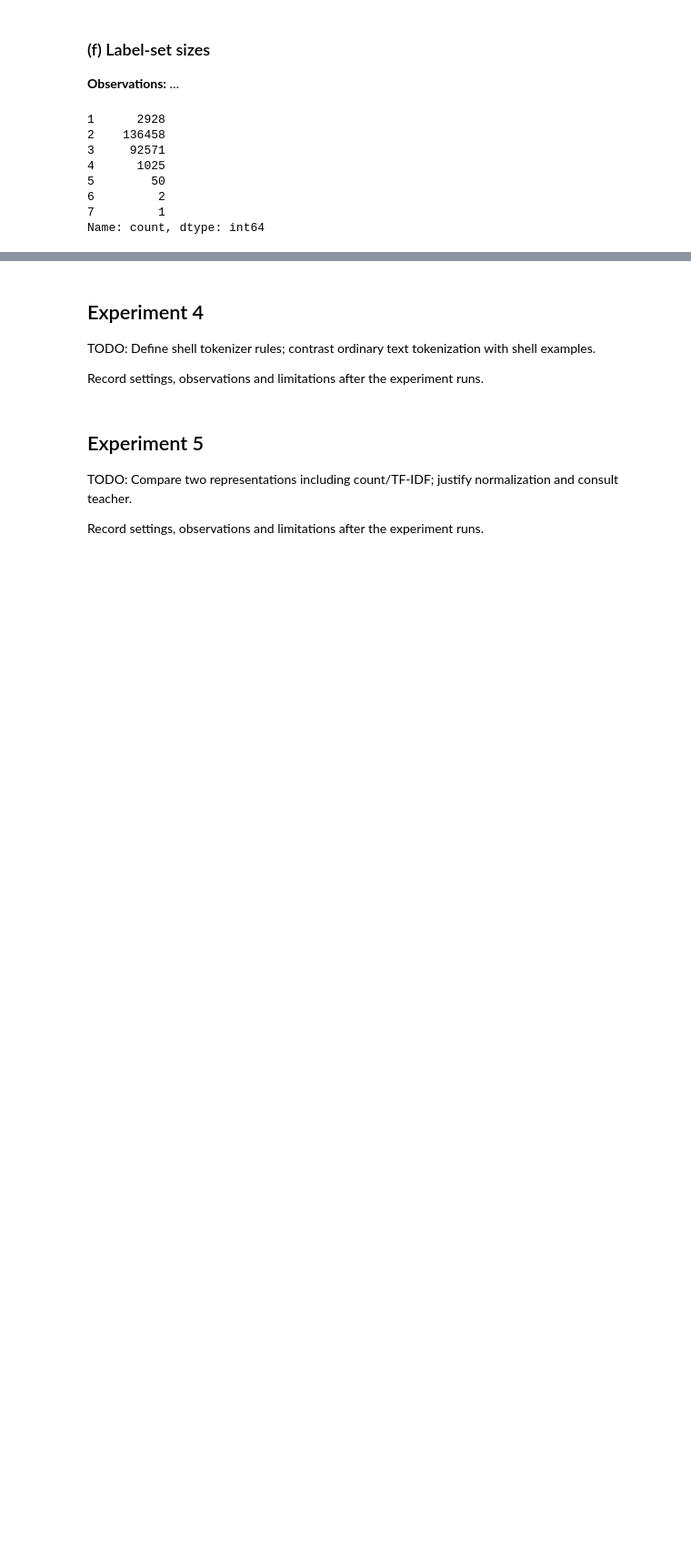
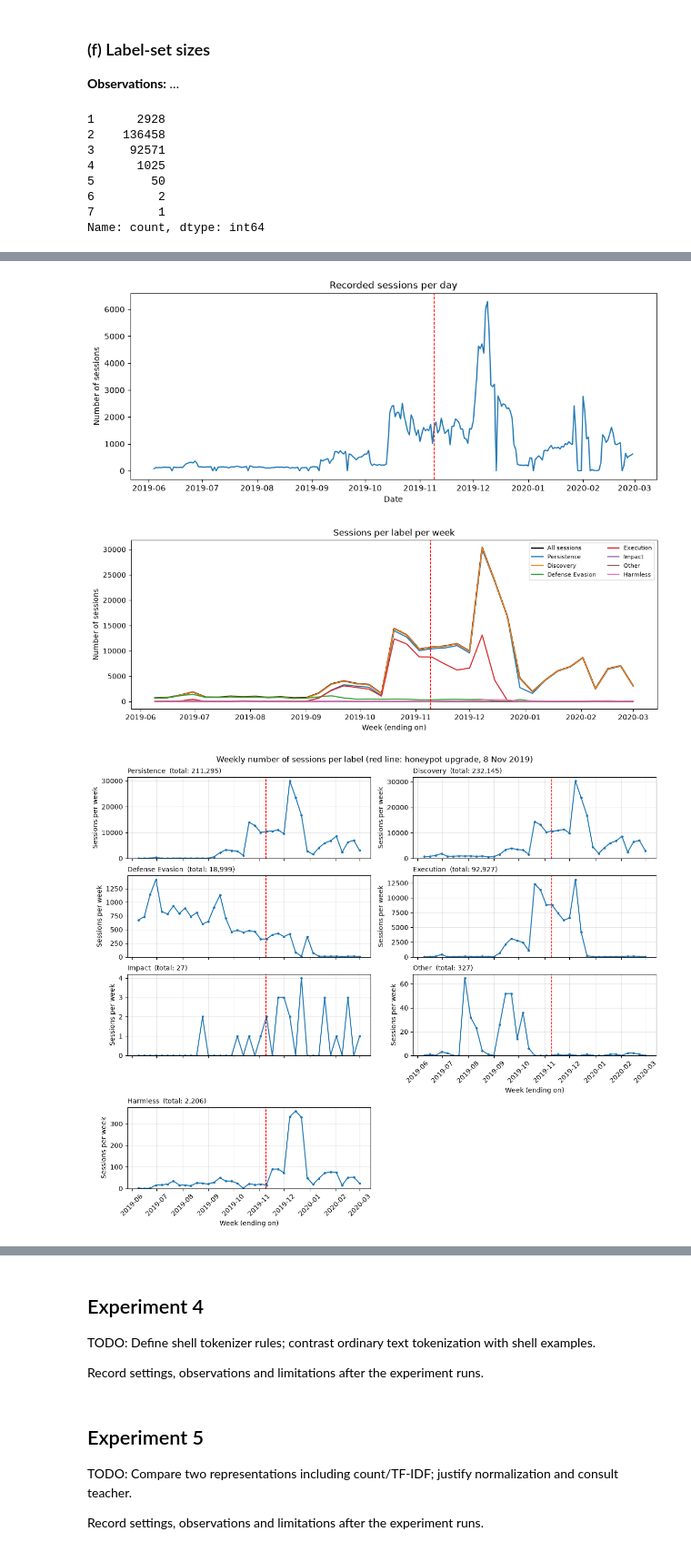
Before and after one commit to grabls/proj6_ml4n, a Jupyter notebook: notebooks/01_data.ipynb, the cells around one changed output, grey strips where cells are left out. Shown at 91% size. Drawn from its saved outputs; the diff is of its cells as text; code cells hidden in the pictures; blank space fills up the shorter version.

```diff
--- a/notebooks/01_data.ipynb
+++ b/notebooks/01_data.ipynb
@@ -187,0 +202,70 @@ Record settings, observations and limitations after the experiment runs.
+# %%
+# Creating a copy to avoid the original dataset modifications
+df_time = df.copy()
+df_time["ts"] = pd.to_datetime(df_time["first_timestamp"])
+df_time = df_time.set_index("ts")
+
+UPGRADE_DATE = pd.Timestamp("2019-11-09", tz="UTC")   # Cowrie 1.6.0 until 8 Nov 2019
+
+# Number of sessions per day
+sessions_per_day = df_time.resample("D").size()
+
+# ##########----Recorded sessions per day----#########
+fig, ax = plt.subplots(figsize=(10, 4), layout="constrained")
+ax.plot(sessions_per_day.index, sessions_per_day.values)
+ax.axvline(UPGRADE_DATE, color="red", linestyle="--", linewidth=1)
+ax.set(xlabel="Date", ylabel="Number of sessions", title="Recorded sessions per day")
+plt.show()
+
+
+# Creating a new dataFrame with the mlb matrix having the timestamps as indexes
+labels_ts = pd.DataFrame(Y, columns=mlb.classes_, index=df_time.index)
+# print(labels_ts)
+
+weekly_counts = labels_ts.resample("W").sum()
+weekly_total = df_time.resample("W").size()
+
+# ##########----Sessions per label per week----#########
+fig, ax = plt.subplots(figsize=(11, 4), layout="constrained")
+ax.plot(weekly_total.index, weekly_total.values, color="black", linewidth=2, label="All sessions")
+for label in weekly_counts.columns:
+    ax.plot(weekly_counts.index, weekly_counts[label], label=label)
+ax.axvline(UPGRADE_DATE, color="red", linestyle="--", linewidth=1)
+ax.set(xlabel="Week (ending on)", ylabel="Number of sessions", title="Sessions per label per week")
+ax.legend(ncols=2, fontsize=8)
+plt.show()
+
+
+# the 7 labels
+labels = weekly_counts.columns
+n = len(labels)
+
+fig, axes = plt.subplots(4, 2, figsize=(12, 10), sharex=True, layout="constrained")
+axes = axes.flat
+
+# ##########----Weekly number of sessions per label----#########
+for i in range(n):
+    ax = axes[i]
+    label = labels[i]
+
+    ax.plot(weekly_counts.index, weekly_counts[label], marker="o", markersize=2.5)
+    ax.axvline(UPGRADE_DATE, color="red", linestyle="--", linewidth=1)
+    ax.set_title(f"{label}  (total: {weekly_counts[label].sum():,})", fontsize=10, loc="left")
+    ax.set_ylim(bottom=0)
+    ax.set_ylabel("Sessions per week")
+    ax.grid(alpha=0.3)
+
+# Remove the 8th (unused) panel
+axes[n].remove()
+
+# Date labels under the last panel of each column
+for ax in (axes[n - 2], axes[n - 1]):
+    ax.tick_params(axis="x", labelbottom=True, rotation=45)
+    ax.set_xlabel("Week (ending on)")
+
+fig.suptitle("Weekly number of sessions per label (red line: honeypot upgrade, 8 Nov 2019)")
+plt.show()
+# %% [output]
+[figure, added]
+[figure, added]
+[figure, added]
```
Also changed, not shown: parts of 6 cells of this notebook, 2 other files.
